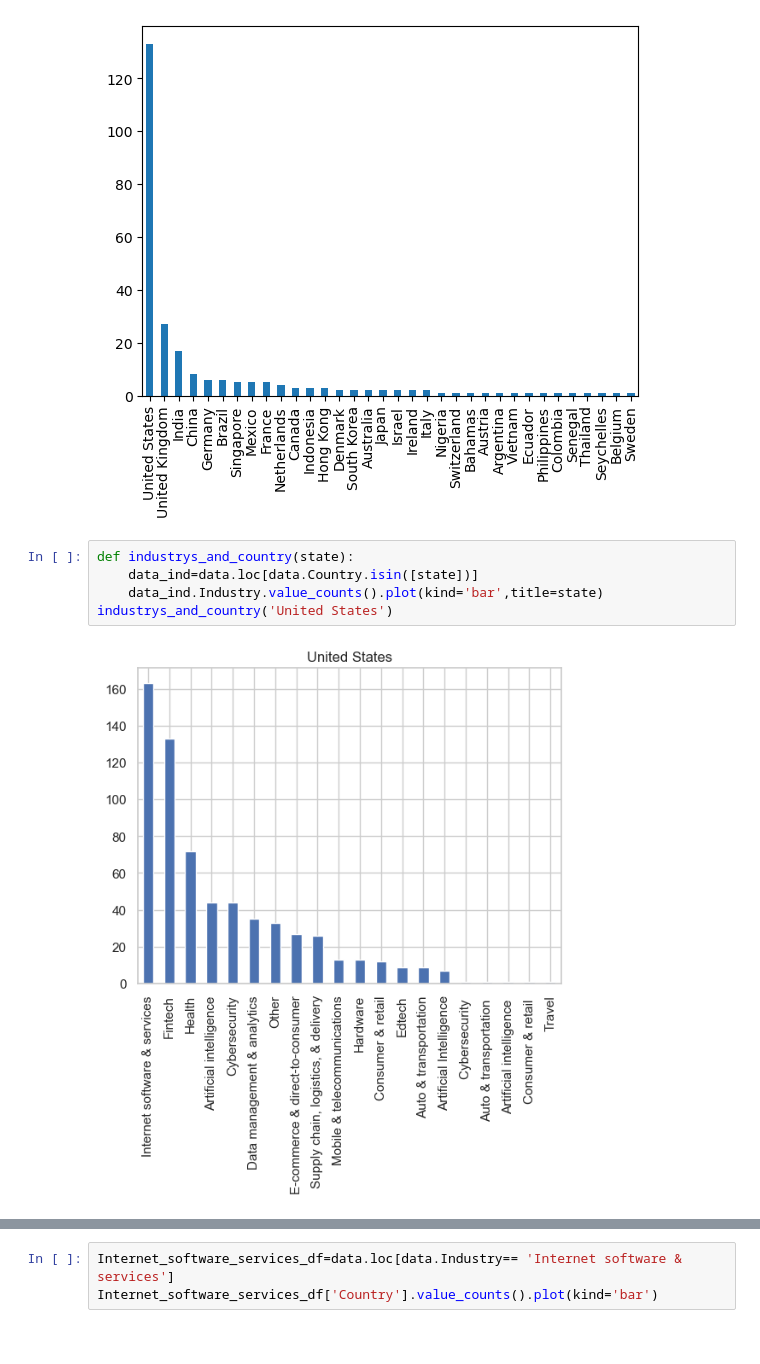
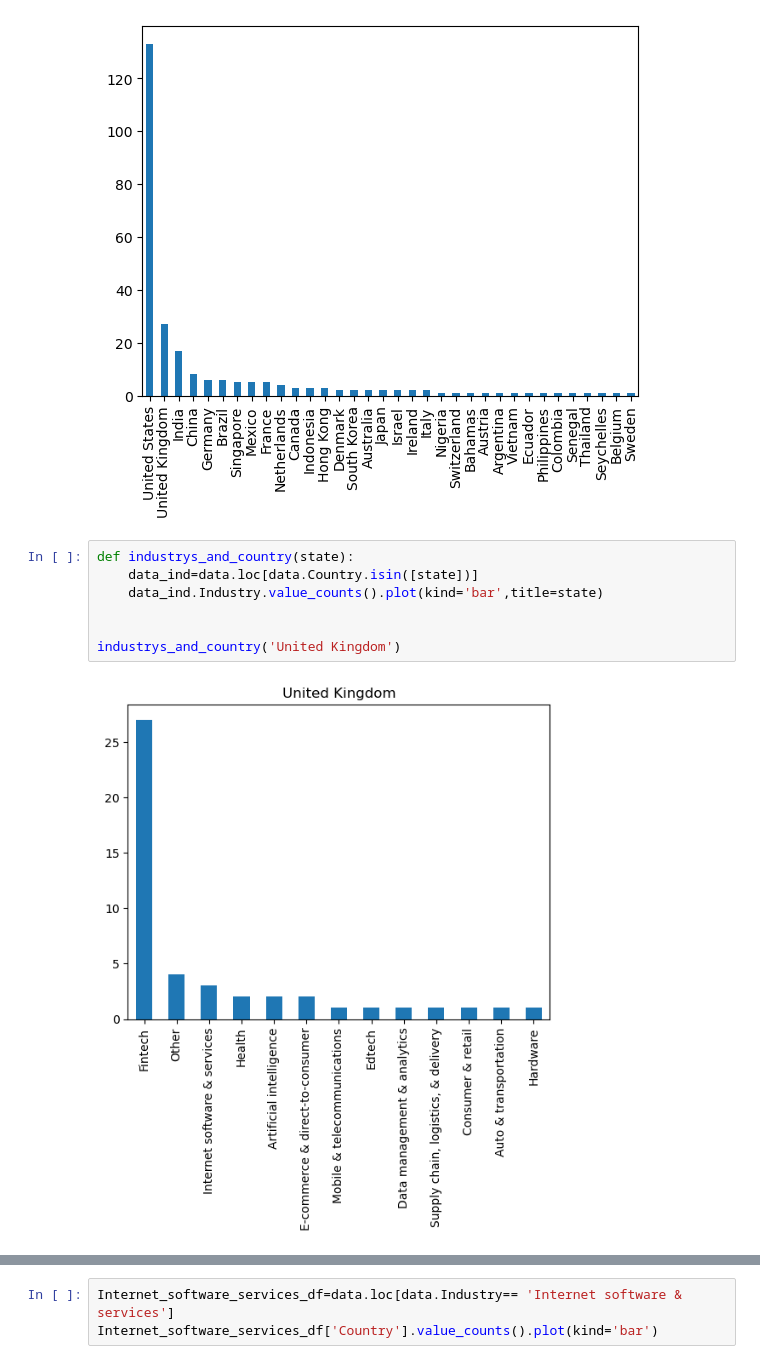
Before and after one commit to amalsalilan/Unicorn-Insights-A-Comprehensive-Data-Analysis-of-Unicorn-Companie, a Jupyter notebook: Notebook.ipynb, the cells around one changed output, grey strips where cells are left out. Drawn from its saved outputs; the diff is of its cells as text.

```diff
--- a/Notebook.ipynb
+++ b/Notebook.ipynb
@@ -70,7 +62,9 @@ fintech_df['Country'].value_counts().plot(kind='bar')
 # %%
 def industrys_and_country(state):
     data_ind=data.loc[data.Country.isin([state])]
     data_ind.Industry.value_counts().plot(kind='bar',title=state)
-industrys_and_country('United States')
+
+
+industrys_and_country('United Kingdom')
 # %% [output]
-[figure, old version]
+[figure, new version]
```
Also changed, not shown: parts of 9 cells of this notebook, 1 other file.
